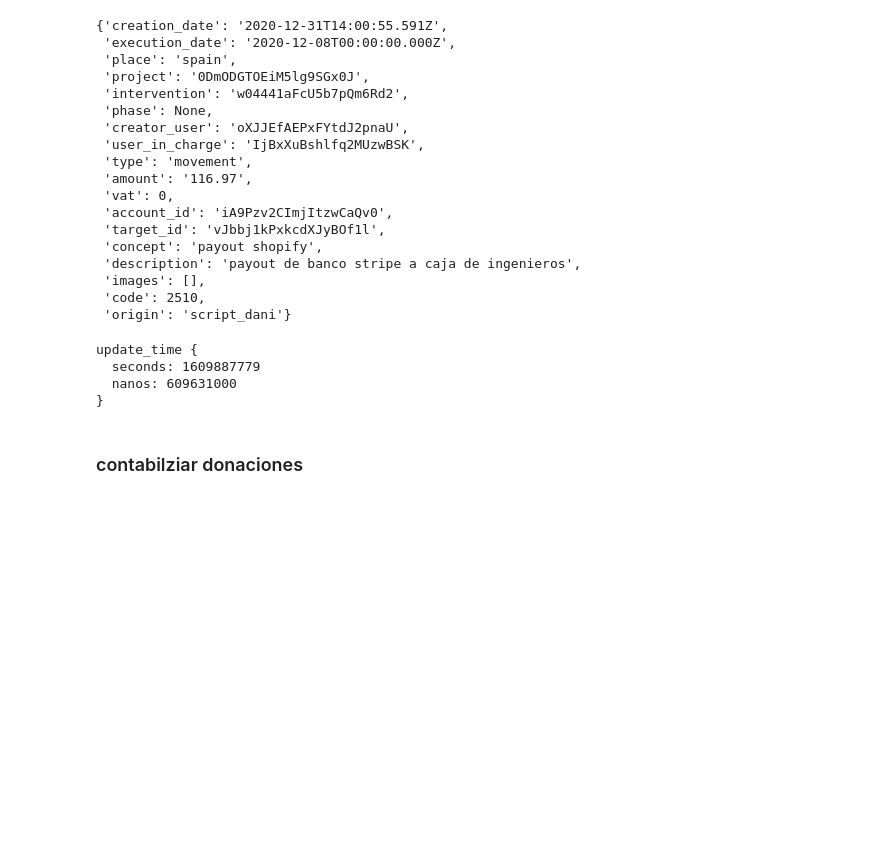
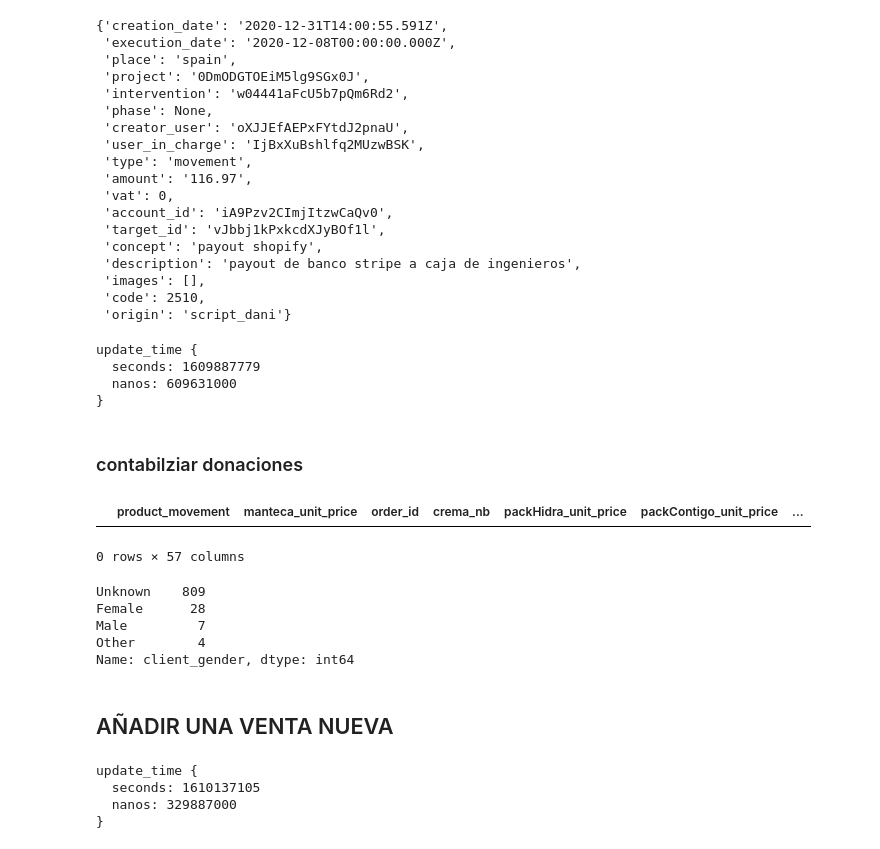
Before and after one commit to OANInternational/nikaritds, a Jupyter notebook: scripts_apps/contabilizar_payouts_donaciones_ventas.ipynb, the cells around one changed output. Drawn from its saved outputs; the diff is of its cells as text; code cells hidden in the pictures; blank space fills up the shorter version.

Commit message:
Añadido para meter ventas

```diff
--- a/scripts_apps/contabilizar_payouts_donaciones.ipynb
+++ b/scripts_apps/contabilizar_payouts_donaciones_ventas.ipynb
@@ -328,3 +328,26 @@ for p in [8]:
     donaciones.append(d_conta)
     donaciones.append(d_conta2)
     donaciones.append(d_conta3)
+# %%
+ventas = db.collection('Nikarit_Sales').stream()
+# %%
+d_ventas = []
+for venta in ventas:
+    d_ventas.append(venta.to_dict())
+# %%
+df_ventas = pd.DataFrame(d_ventas)
+# %%
+df_ventas[df_ventas['total_price'] == 278.30]
+# %% [output]
+|  | product_movement | manteca_unit_price | order_id | crema_nb | packHidra_unit_price | packContigo_unit_price | ... |
+0 rows × 57 columns
+# %%
+df_ventas["client_gender"].value_counts()
+# %% [output]
+Unknown    809
+Female      28
+Male         7
+Other        4
+Name: client_gender, dtype: int64
+# %% [markdown]
+## AÑADIR UNA VENTA NUEVA
@@ -330,0 +385,9 @@ for p in [8]:
+# %%
+doc_acc = db.collection(u'Nikarit_Sales').add(venta_ex)[1]
+doc_acc_id = doc_acc.id
+doc_acc.update({'id':doc_acc_id})
+# %% [output]
+update_time {
+  seconds: 1610137105
+  nanos: 329887000
+}
```
Also changed, not shown: parts of 8 cells of this notebook.
